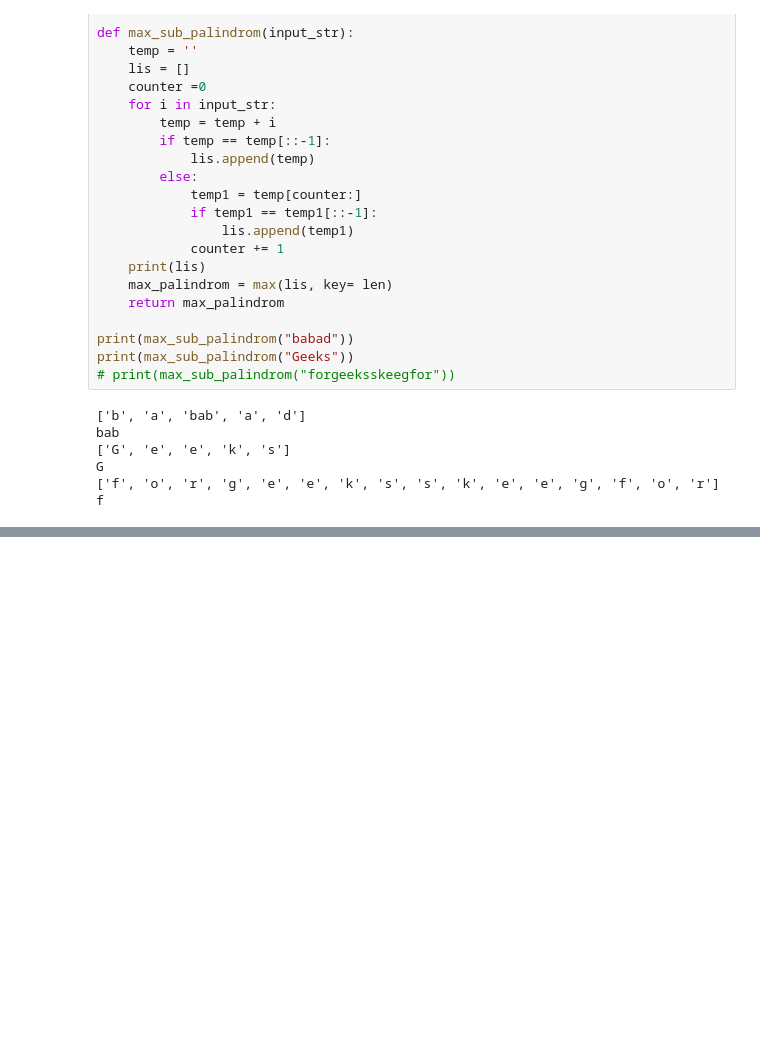
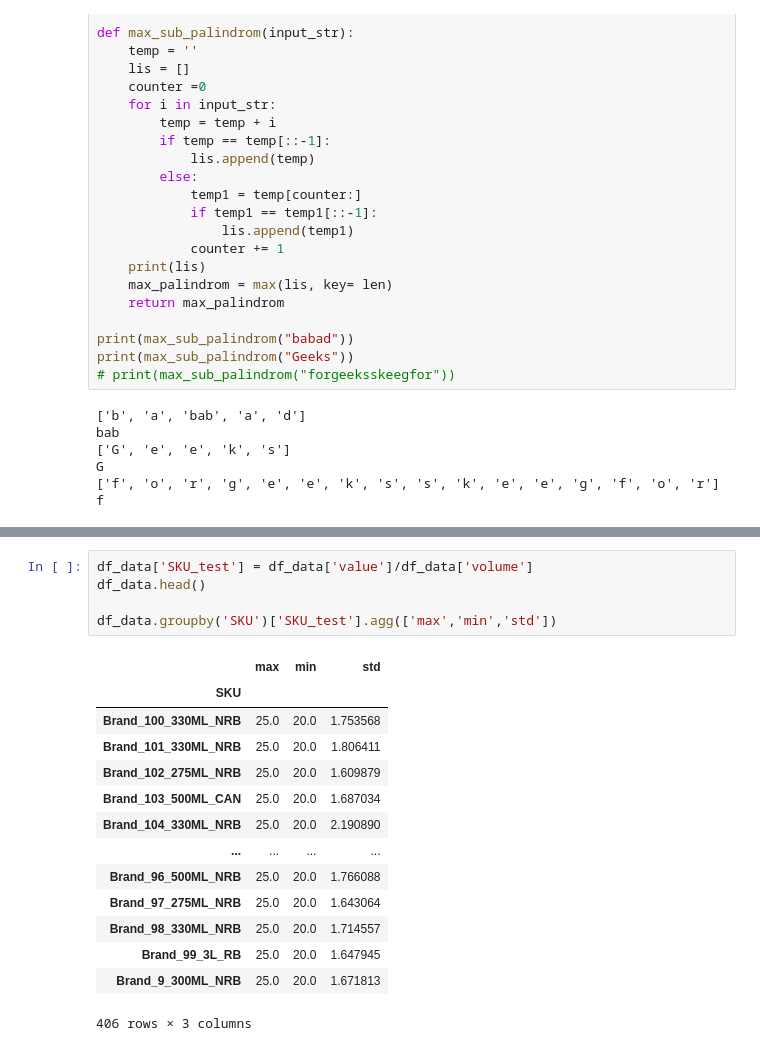
Before and after one commit to rimanshu/Private_personal, a Jupyter notebook: DataStructure/Untitled1.ipynb, the cells around one changed output, grey strips where cells are left out. Saved outputs shown, nothing was run; the diff lists cells and outputs as text; blank space fills up the shorter version.

```diff
--- a/DataStructure/Untitled1.ipynb
+++ b/DataStructure/Untitled1.ipynb
@@ -323,0 +697,20 @@ df.sort_values('weight').head(40000) # 18804
+# %%
+df_data['SKU_test'] = df_data['value']/df_data['volume']
+df_data.head()
+
+df_data.groupby('SKU')['SKU_test'].agg(['max','min','std'])
+# %% [output]
+|  | max | min | std |
+| SKU |  |  |  |
+| Brand_100_330ML_NRB | 25.0 | 20.0 | 1.753568 |
+| Brand_101_330ML_NRB | 25.0 | 20.0 | 1.806411 |
+| Brand_102_275ML_NRB | 25.0 | 20.0 | 1.609879 |
+| Brand_103_500ML_CAN | 25.0 | 20.0 | 1.687034 |
+| Brand_104_330ML_NRB | 25.0 | 20.0 | 2.190890 |
+| ... | ... | ... | ... |
+| Brand_96_500ML_NRB | 25.0 | 20.0 | 1.766088 |
+| Brand_97_275ML_NRB | 25.0 | 20.0 | 1.643064 |
+| Brand_98_330ML_NRB | 25.0 | 20.0 | 1.714557 |
+| Brand_99_3L_RB | 25.0 | 20.0 | 1.647945 |
+| Brand_9_300ML_NRB | 25.0 | 20.0 | 1.671813 |
+406 rows × 3 columns
```
Also changed, not shown: parts of 25 cells of this notebook, 5 other files.
